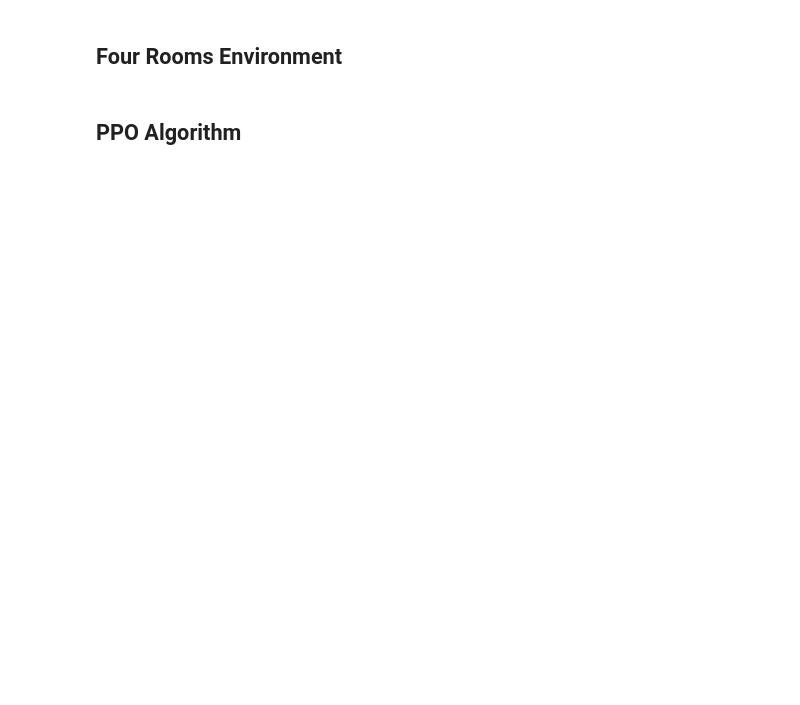
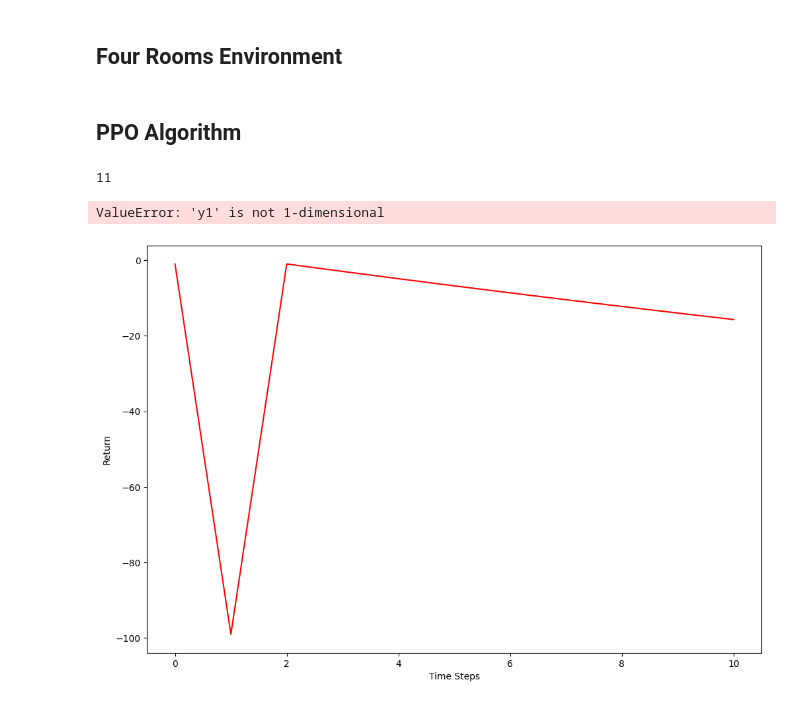
Before and after one commit to richiksc/cs5180-final-project, a Jupyter notebook: ppo.ipynb, the cells around one changed output. Cells and saved outputs as stored; diff of their text form; code cells hidden in the pictures; blank space fills up the shorter version.

```diff
--- a/ppo.ipynb
+++ b/ppo.ipynb
@@ -308,7 +310,7 @@ class SharedActorCriticNet(nn.Module):
         """
         # reuse shared_in, self.relu
         self.actor_out = nn.Linear(hidden_dim, action_dim)
-        self.softmax = nn.Softmax()
+        self.softmax = nn.Softmax(dim=-1)
 
 
     def forward(self, x):
@@ -504,10 +508,12 @@ class PPOAgent(object):
         # cache the target network before training iterations to constrain probability ratio
         self.target_net.load_state_dict(self.policy_net.state_dict())
 
-    @torch.no_grad
     def get_action_probability(self, state, action):
         # state_tensor = torch.tensor(state).float().view(1, -1)
 
         # _, old_action_probs = self.target_net(state_tensor)
         _, current_action_probs = self.policy_net(state)
-        return current_action_probs[..., action]
+        if LOG_LEVEL == 'debug':
+            print(f"get_action_probability: {current_action_probs.shape=} {action.shape=}")
+        # pdb.set_trace()
+        return current_action_probs.gather(-1, action)
@@ -579,7 +583,8 @@ class PPOAgentTrainer(object):
             returns.appendleft(G)
 
         returns = torch.tensor(returns)
-        print("Updating networks, returns: ", returns)
+        if LOG_LEVEL == 'debug':
+            print("Updating networks, returns: ", returns)
 
         for epoch in range(self.k_epochs):
             # for state, action, log_prob, val, r in zip(dataset.states, dataset.actions, dataset.log_probs, dataset.state_values, returns):
@@ -588,10 +593,12 @@ class PPOAgentTrainer(object):
             advantage = (returns - dataset.state_values.detach()) # detach state value, don't optimize value network with policy loss
 
             # Probability ratio of selecting action at s, use log_prob for pi_theta_old
-            ratio_t = self.agent.get_action_probability(dataset.states, dataset.actions) / torch.exp(dataset.log_probs.detach())
+            current_action_probs = self.agent.get_action_probability(dataset.states, dataset.actions)
+            old_action_probs = torch.exp(dataset.log_probs.detach())
+            ratio_t =  current_action_probs / old_action_probs
 
-            print(f"{ratio_t.shape=}")
-
+            if LOG_LEVEL == 'debug':
+                print(f"{current_action_probs.shape=} {old_action_probs.shape=} {ratio_t.shape=}")
 
             # Unclipped surrogate advantage
             unclipped_adv = ratio_t * advantage
@@ -618,16 +625,17 @@ class PPOAgentTrainer(object):
             total_loss = policy_loss.sum() + value_loss.sum() - (self.entropy_coef * entropy_bonus.sum())
             # total_loss = torch.stack(policy_loss).sum() + torch.stack(value_loss).sum() - entropy_bonus
 
-            pdb.set_trace()
+            # pdb.set_trace()
 
             """ YOUR CODE HERE:
                     Implement one step of backpropagation (gradient descent)
             """
             self.optimizer.zero_grad()
             total_loss.backward()
-            for name, param in self.agent.policy_net.named_parameters():
-                if param.grad is not None:
-                    print(name, param.grad.abs().max())
+            if LOG_LEVEL == 'debug':
+                for name, param in self.agent.policy_net.named_parameters():
+                    if param.grad is not None:
+                        print(name, param.grad.abs().max())
 
             self.optimizer.step()
 
@@ -693,13 +701,13 @@ if __name__ == "__main__":
 
     train_params = {
         'num_episodes': 10000,
-        'num_trials': 1,
+        'num_trials': 10,
         'learning_rate': 1e-3,
         'gamma': 0.99,
         'train_timesteps': 10000,
         'entropy_coef': 0.01,
-        'buffer_size': my_env.max_time_steps * 4,
-        'update_frequency': my_env.max_time_steps * 4,
+        'buffer_size': my_env.max_time_steps * 2,
+        'update_frequency': my_env.max_time_steps * 2,
         'epsilon': 0.2,
         'epochs_per_update': 5
     }
@@ -713,3 +721,13 @@ if __name__ == "__main__":
 
         ppo_returns.append(returns)
         ppo_losses.append(losses)
+# %%
+len(ppo_returns[0])
+# %% [output]
+11
+# %%
+plot_curves([np.array(ppo_returns)], ['One-step actor-critic'], ['r'], 'Return', 'Return', smoothing = True)
+plot_curves([np.array(ppo_losses)], ['One-step actor-critic'], ['b'], 'Loss', 'Loss', smoothing = True)
+# %% [output]
+ValueError: 'y1' is not 1-dimensional
+[figure, added]
```
Also changed, not shown: parts of 4 cells of this notebook.
